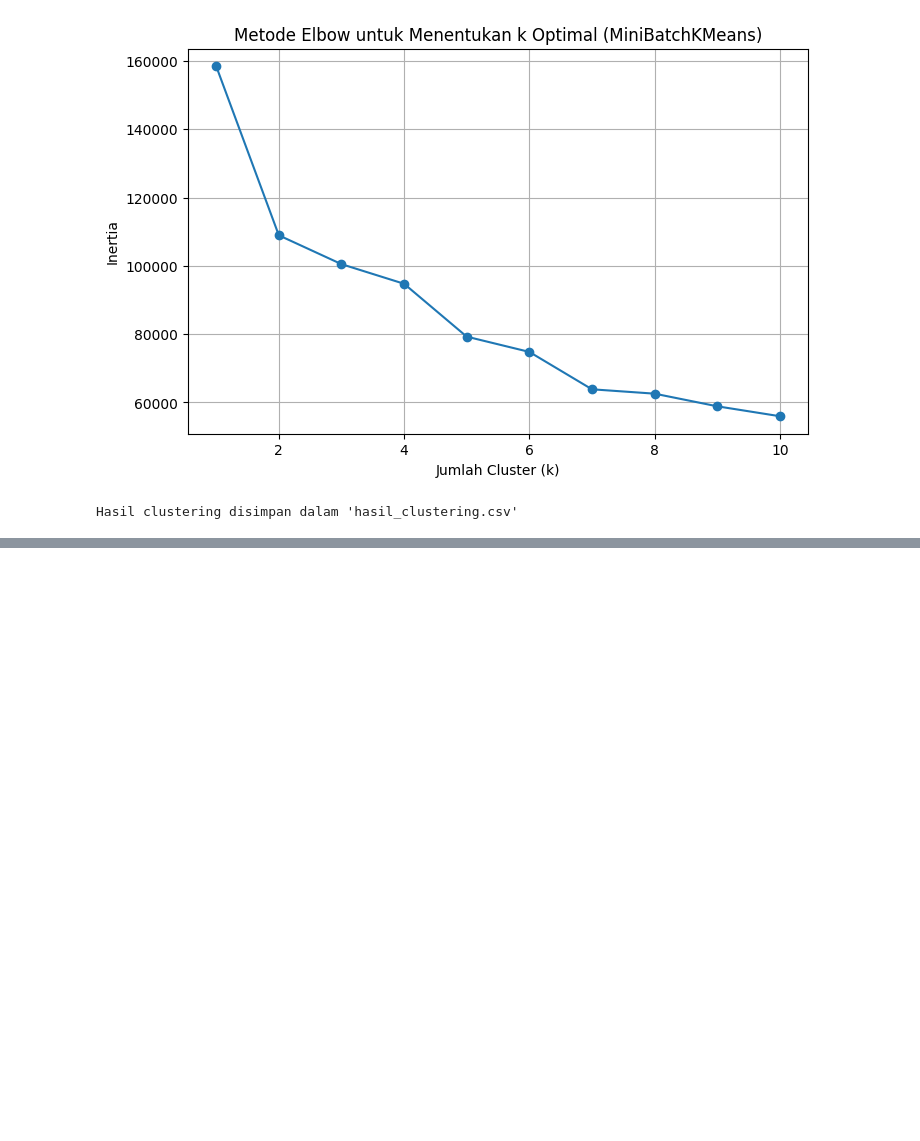
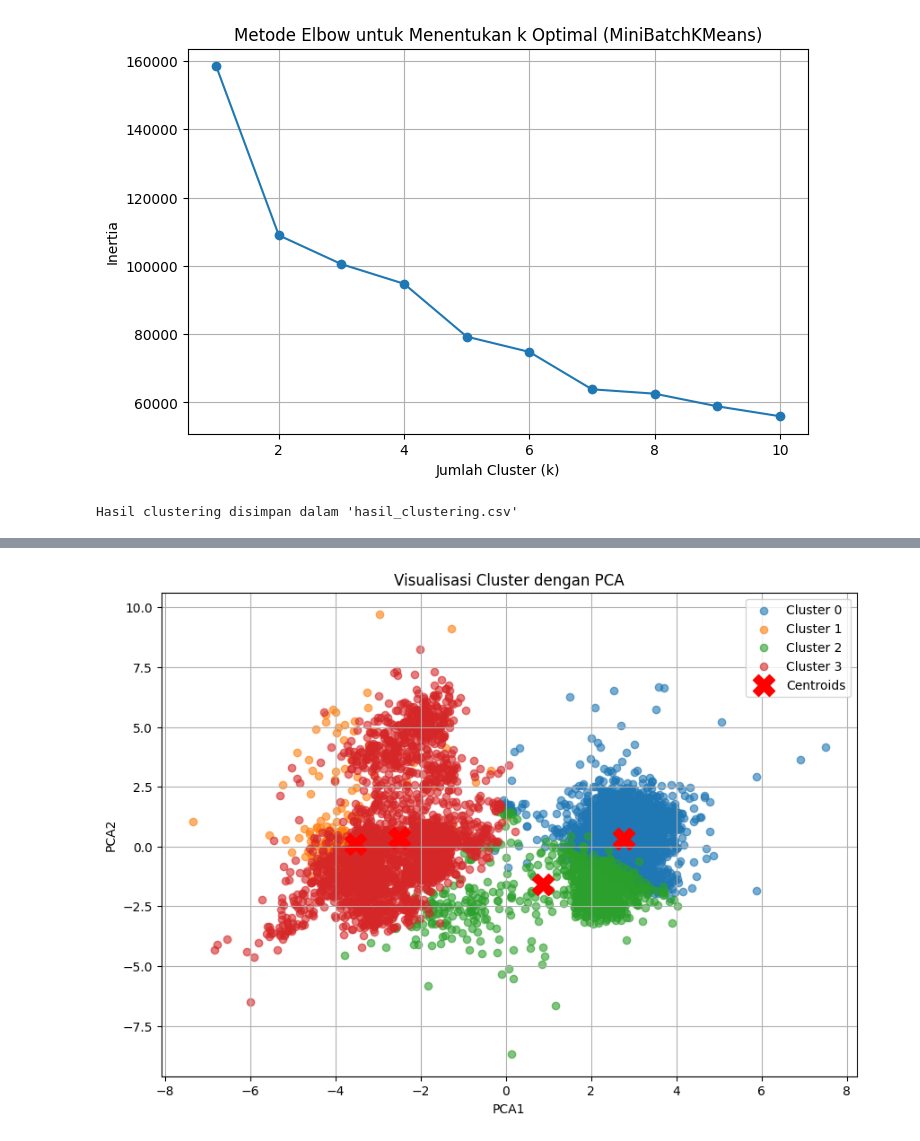
Before and after one commit to Dusein/MachineLearningTask, a Jupyter notebook: 6WeekTask/Clustering_Model_For_Hasil_Clustering.ipynb, the cells around one changed output, grey strips where cells are left out. Cells and saved outputs as stored; diff of their text form; code cells hidden in the pictures; blank space fills up the shorter version.

```diff
--- a/6WeekTask/Clustering_Model_For_Hasil_Clustering.ipynb
+++ b/6WeekTask/Clustering_Model_For_Hasil_Clustering.ipynb
@@ -51,0 +115,37 @@ Hasil clustering disimpan dalam 'hasil_clustering.csv'
+# %%
+from sklearn.decomposition import PCA
+
+# Pilih jumlah cluster optimal berdasarkan analisis sebelumnya
+optimal_k = 4  # Ganti dengan nilai k optimal berdasarkan evaluasi
+
+# Terapkan MiniBatchKMeans dengan jumlah cluster optimal
+final_kmeans = MiniBatchKMeans(n_clusters=optimal_k, random_state=42, batch_size=100)
+data['Cluster'] = final_kmeans.fit_predict(data_scaled)  # Menyimpan hasil cluster dalam DataFrame
+
+# Reduksi dimensi dengan PCA untuk visualisasi
+pca = PCA(n_components=2)  # Mengurangi data menjadi 2 dimensi
+data_pca = pca.fit_transform(data_scaled)  # Data setelah PCA
+
+# Menyimpan hasil PCA ke dalam DataFrame untuk visualisasi
+data['PCA1'] = data_pca[:, 0]
+data['PCA2'] = data_pca[:, 1]
+
+# Visualisasi hasil clustering
+plt.figure(figsize=(10, 7))
+for cluster in range(optimal_k):
+    cluster_data = data[data['Cluster'] == cluster]
+    plt.scatter(cluster_data['PCA1'], cluster_data['PCA2'], label=f'Cluster {cluster}', alpha=0.6)
+
+# Menambahkan pusat cluster ke dalam visualisasi
+centroids = pca.transform(final_kmeans.cluster_centers_)  # Transformasi centroid ke ruang PCA
+plt.scatter(centroids[:, 0], centroids[:, 1], s=300, c='red', marker='X', label='Centroids')
+
+# Menambahkan label dan judul
+plt.title('Visualisasi Cluster dengan PCA')
+plt.xlabel('PCA1')
+plt.ylabel('PCA2')
+plt.legend()
+plt.grid(True)
+plt.show()
+# %% [output]
+[figure, added]
```
Also changed, not shown: parts of 1 cell of this notebook.
